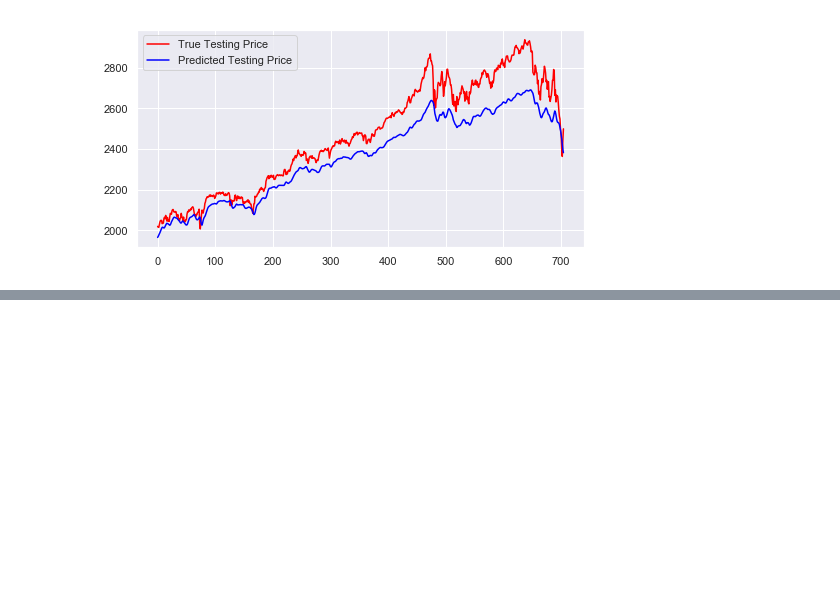
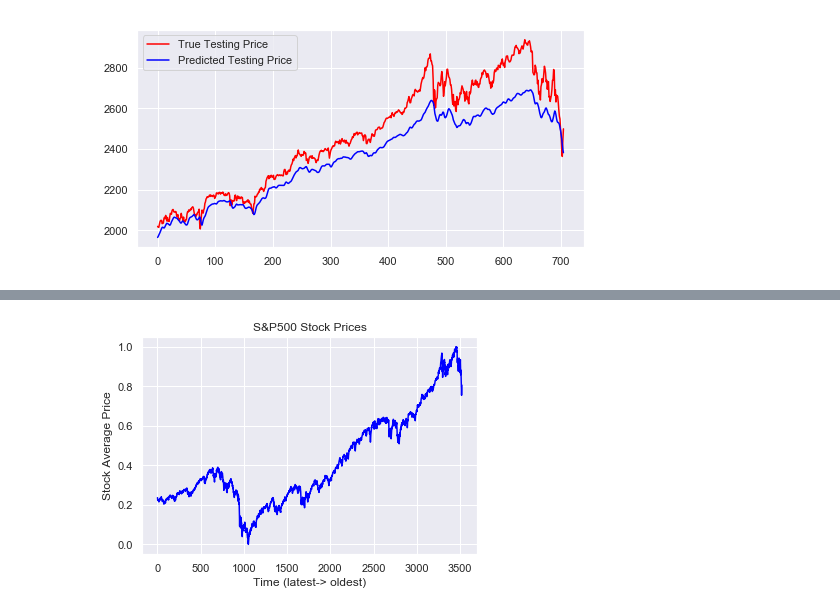
Before and after one commit to Teo-KJ/CZ1015-Data-Science---AI-Mini-Project, a Jupyter notebook: Predicting Stock Price based on Happiness.ipynb, the cells around one changed output, grey strips where cells are left out. Drawn from its saved outputs; the diff is of its cells as text; code cells hidden in the pictures; blank space fills up the shorter version.

```diff
--- a/Predicting Stock Price based on Happiness.ipynb
+++ b/Predicting Stock Price based on Happiness.ipynb
@@ -647,0 +730,8 @@ plt.legend()
+# %%
+plt.plot(input_feature[:,0], color='blue')
+plt.title("S&P500 Stock Prices")
+plt.xlabel("Time (latest-> oldest)")
+plt.ylabel("Stock Average Price")
+plt.show()
+# %% [output]
+[figure, added]
```
Also changed, not shown: parts of 30 cells of this notebook, 1 other file.
